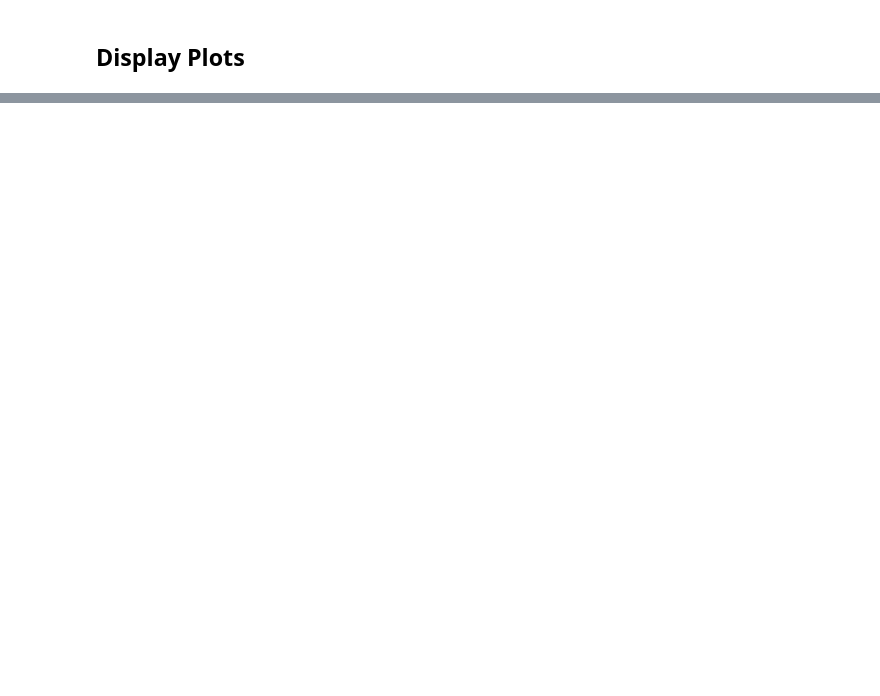
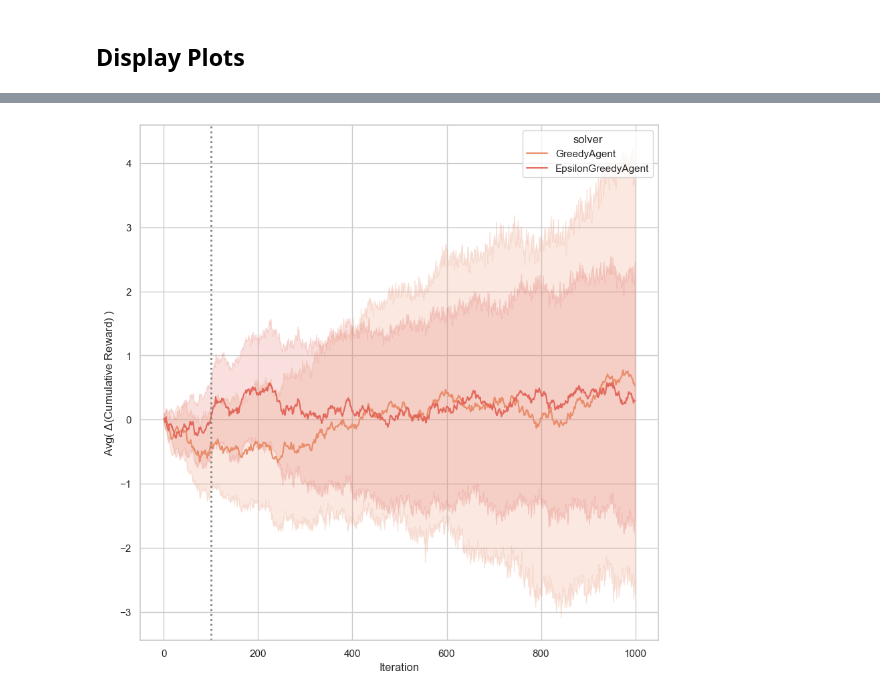
Before and after one commit to martinezjulio/socialmotivation, a Jupyter notebook: mamabp_visualizations.ipynb, the cells around one changed output, grey strips where cells are left out. Saved outputs shown, nothing was run; the diff lists cells and outputs as text; code cells hidden in the pictures; blank space fills up the shorter version.

```diff
--- a/mamabp_visualizations.ipynb
+++ b/mamabp_visualizations.ipynb
@@ -143,0 +194,10 @@ plt.show()
+# %%
+color_palette = sns.color_palette("flare")
+fig = plt.subplots(figsize=(10,10))
+sns.lineplot(data=delta_df, x="iteration", y="delta_of_cumulative_reward", hue="solver", palette=color_palette)
+plt.ylabel('Avg( $\Delta$(Cumulative Reward) )')
+plt.xlabel('Iteration')
+plt.axvline(x=100, ls=':', lw=2, label='number of initial iterations', color='grey')
+plt.show()
+# %% [output]
+[figure, added]
```
Also changed, not shown: parts of 8 cells of this notebook, 4 other files.
